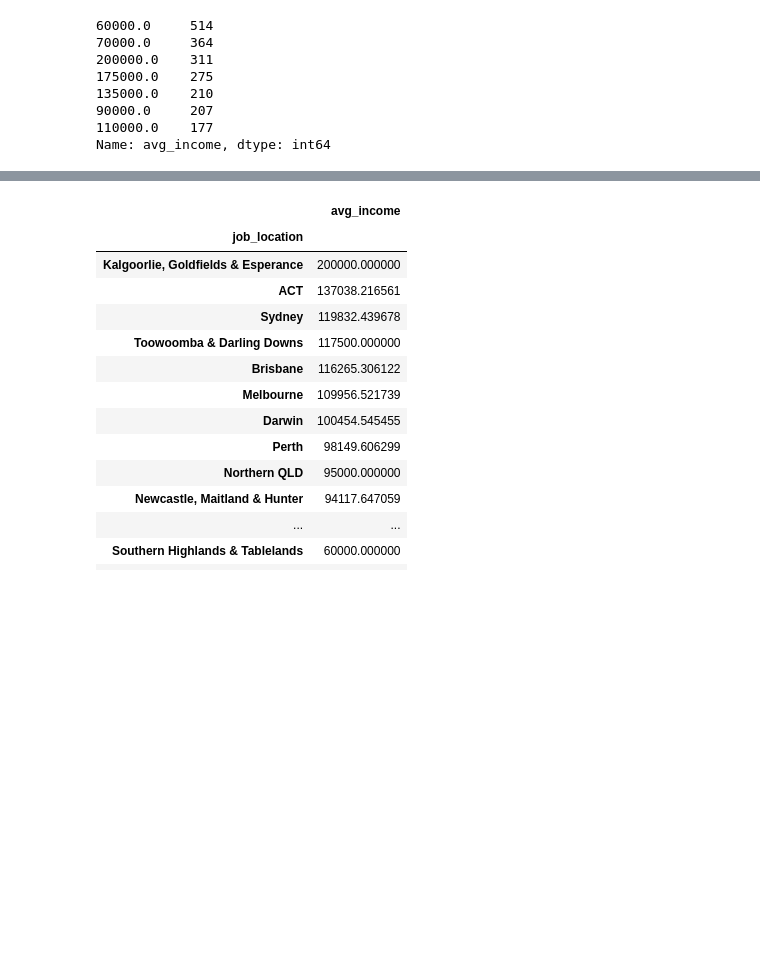
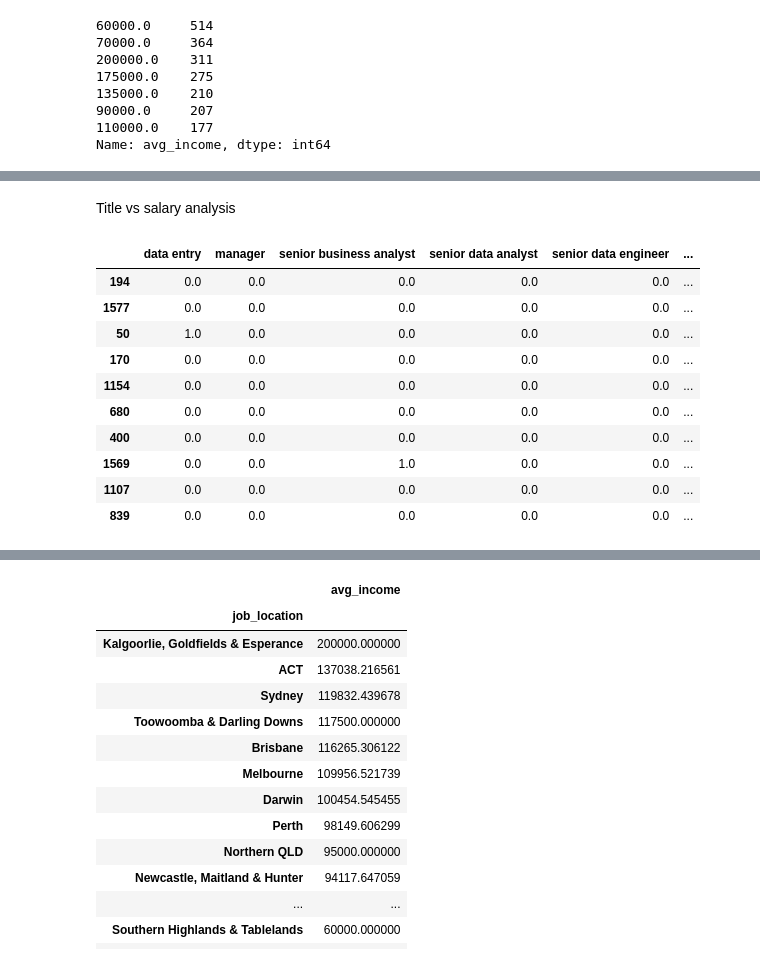
Before and after one commit to nanxu82/pythonproject, a Jupyter notebook: git_proj.ipynb, the cells around one changed output, grey strips where cells are left out. Drawn from its saved outputs; the diff is of its cells as text; code cells hidden in the pictures; blank space fills up the shorter version.

Commit message:
NZ jobs analysis

```diff
--- a/git_proj.ipynb
+++ b/git_proj.ipynb
@@ -269,0 +231,2 @@ dtype: float64
+# %% [markdown]
+Title vs salary analysis
@@ -269,0 +242,16 @@ dtype: float64
+# %%
+above_med_sal = pd.DataFrame(AU_jobs['above_med_sal'])
+word_observe = pd.concat([job_title, above_med_sal], axis=1)
+word_observe.sample(10)
+# %% [output]
+|  | data entry | manager | senior business analyst | senior data analyst | senior data engineer | ... |
+| 194 | 0.0 | 0.0 | 0.0 | 0.0 | 0.0 | ... |
+| 1577 | 0.0 | 0.0 | 0.0 | 0.0 | 0.0 | ... |
+| 50 | 1.0 | 0.0 | 0.0 | 0.0 | 0.0 | ... |
+| 170 | 0.0 | 0.0 | 0.0 | 0.0 | 0.0 | ... |
+| 1154 | 0.0 | 0.0 | 0.0 | 0.0 | 0.0 | ... |
+| 680 | 0.0 | 0.0 | 0.0 | 0.0 | 0.0 | ... |
+| 400 | 0.0 | 0.0 | 0.0 | 0.0 | 0.0 | ... |
+| 1569 | 0.0 | 0.0 | 1.0 | 0.0 | 0.0 | ... |
+| 1107 | 0.0 | 0.0 | 0.0 | 0.0 | 0.0 | ... |
+| 839 | 0.0 | 0.0 | 0.0 | 0.0 | 0.0 | ... |
```
Also changed, not shown: parts of 35 cells of this notebook, 1 other file.
